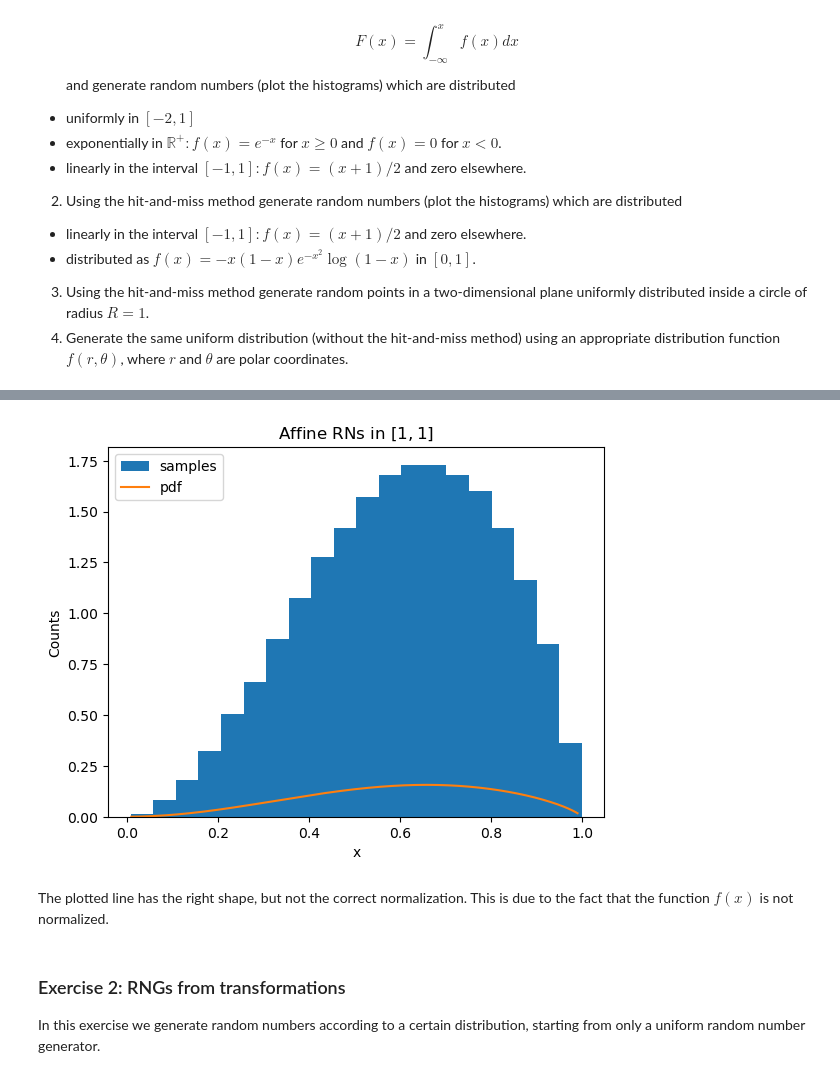
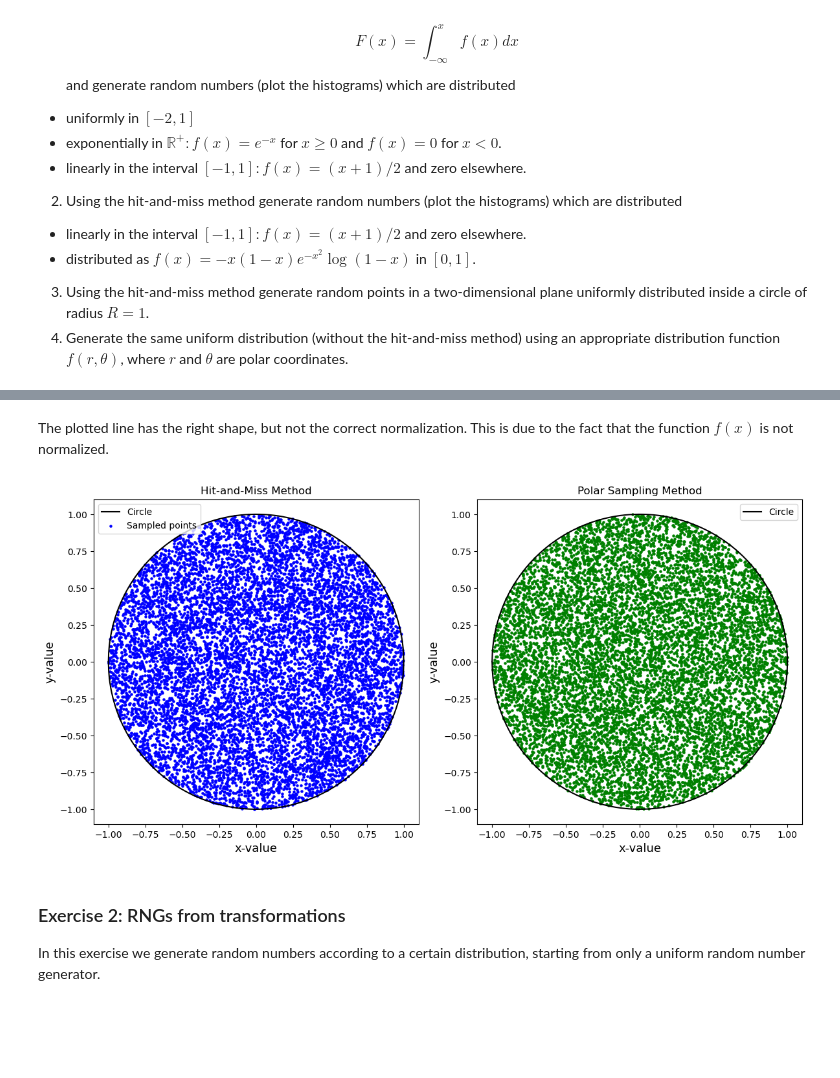
Before and after one commit to BertDepoorter/Monte-Carlo-Methods, a Jupyter notebook: Exercises_1_to_4.ipynb, the cells around one changed output, grey strips where cells are left out. Cells and saved outputs as stored; diff of their text form; code cells hidden in the pictures; blank space fills up the shorter version.

Commit message:
Making figures

```diff
--- a/Exercises_1_to_4.ipynb
+++ b/Exercises_1_to_4.ipynb
@@ -178,13 +167,13 @@ plt.show()
 
 a = 0
 b = 1
-M = 1.1
+M = 2
 
 def f(x):
     '''
     Niet genormaliseerd!
     '''
-    return -x*(1-x)*np.exp(-x**2)*np.log(1-x)
+    return -x*(1-x)*np.exp(-x**2)*np.log(1-x)/0.0901135
 
 n_sam = 100000
 i = 0
@@ -203,12 +192,11 @@ f = f(x)
 
 plt.hist(random_points, 20, label = 'samples', density=True)
 plt.plot(x, f, label='pdf')
-plt.title(r"Affine RNs in $[1,1]$")
+plt.title(r"RNs from PDF $f(x)=-x(1-x)e^{-x^2}\log(1-x)$ in $[0,1]$")
 plt.ylabel('Counts')
 plt.xlabel('x')
 plt.legend()
+plt.savefig('Plots/ex1_hit_and_miss_rare_functie.png', dpi=200)
 plt.show()
-# %% [output]
-[figure, removed]
 # %% [markdown]
 The plotted line has the right shape, but not the correct normalization. This is due to the fact that the function $f(x)$ is not normalized.
@@ -215,3 +216,59 @@ The plotted line has the right shape, but not the correct normalization. This is
+# %%
+R = 1
+N = 10000
+
+# Hit-and-Miss Method
+def hit_and_miss(N, R):
+    points = []
+    while len(points) < N:
+        x, y = np.random.uniform(-R, R, 2)
+        if x**2 + y**2 <= R**2:
+            points.append((x, y))
+    return np.array(points)
+
+# Using f(r, θ)
+def polar_sampling(N, R):
+    r = np.sqrt(np.random.uniform(0, 1, N)) * R
+    theta = np.random.uniform(0, 2 * np.pi, N)
+    x = r * np.cos(theta)
+    y = r * np.sin(theta)
+    return np.column_stack((x, y))
+
+# Generate points
+points_hit_and_miss = hit_and_miss(N, R)
+points_polar = polar_sampling(N, R)
+
+# Plotting
+fig, axes = plt.subplots(1, 2, figsize=(12, 6))
+x = np.linspace(-1, 1, 1000)
+half_circle = np.sqrt(1-x**2)
+axes[0].plot(x, half_circle, color='black', label='Circle')
+axes[0].plot(x, -half_circle, color='black')
+axes[0].scatter(points_hit_and_miss[:, 0], points_hit_and_miss[:, 1], s=5, color='blue', label='Sampled points')
+axes[0].set_title('Hit-and-Miss Method')
+axes[0].set_xlim(-R*1.1, R*1.1)
+axes[0].set_ylim(-R*1.1, R*1.1)
+axes[0].set_xlabel('x-value', fontsize=13)
+axes[0].set_ylabel('y-value', fontsize=13)
+axes[0].set_aspect('equal')
+axes[0].legend()
+
+axes[1].plot(x, half_circle, color='black', label='Circle')
+axes[1].plot(x, -half_circle, color='black')
+axes[1].scatter(points_polar[:, 0], points_polar[:, 1], s=5, color='green')
+axes[1].set_title('Polar Sampling Method')
+axes[1].set_xlim(-R*1.1, R*1.1)
+axes[1].set_ylim(-R*1.1, R*1.1)
+axes[1].set_xlabel('x-value', fontsize=13)
+axes[1].set_ylabel('y-value', fontsize=13)
+axes[1].set_aspect('equal')
+axes[1].legend()
+
+plt.tight_layout()
+plt.savefig('Plots/ex1_circles.png', dpi=200)
+plt.show()
+# %% [output]
+[figure, added]
 # %% [markdown]
 ### Exercise 2: RNGs from transformations
 
```
Also changed, not shown: parts of 16 cells of this notebook, 5 other files.
